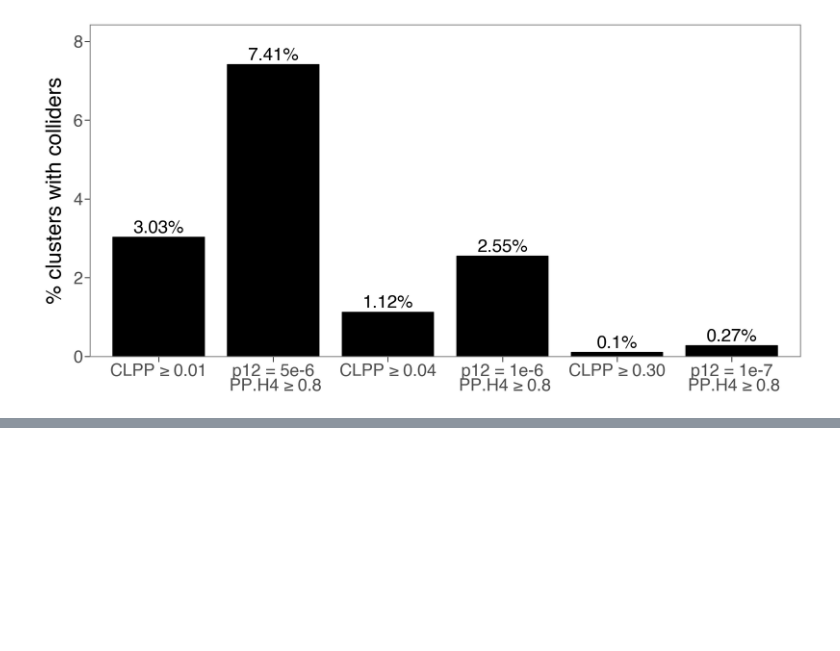
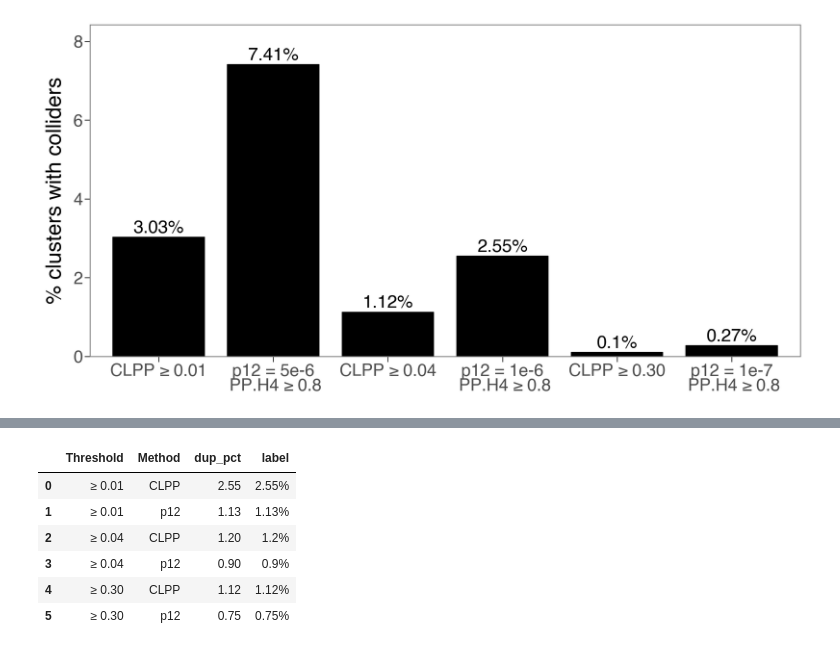
Before and after one commit to AlasooLab/gpu-coloc-manuscript, a Jupyter notebook: code/Figure3BandS2.ipynb, the cells around one changed output, grey strips where cells are left out. Drawn from its saved outputs; the diff is of its cells as text; code cells hidden in the pictures; blank space fills up the shorter version.

```diff
--- a/code/Figure3BandS2.ipynb
+++ b/code/Figure3BandS2.ipynb
@@ -148,0 +194,10 @@ bar_df['label'] = (bar_df['dup_pct']).round(2).astype(str) + '%'
+# %%
+df
+# %% [output]
+|  | Threshold | Method | dup_pct | label |
+| 0 | ≥ 0.01 | CLPP | 2.55 | 2.55% |
+| 1 | ≥ 0.01 | p12 | 1.13 | 1.13% |
+| 2 | ≥ 0.04 | CLPP | 1.20 | 1.2% |
+| 3 | ≥ 0.04 | p12 | 0.90 | 0.9% |
+| 4 | ≥ 0.30 | CLPP | 1.12 | 1.12% |
+| 5 | ≥ 0.30 | p12 | 0.75 | 0.75% |
```
Also changed, not shown: parts of 1 cell of this notebook, 4 other files.
